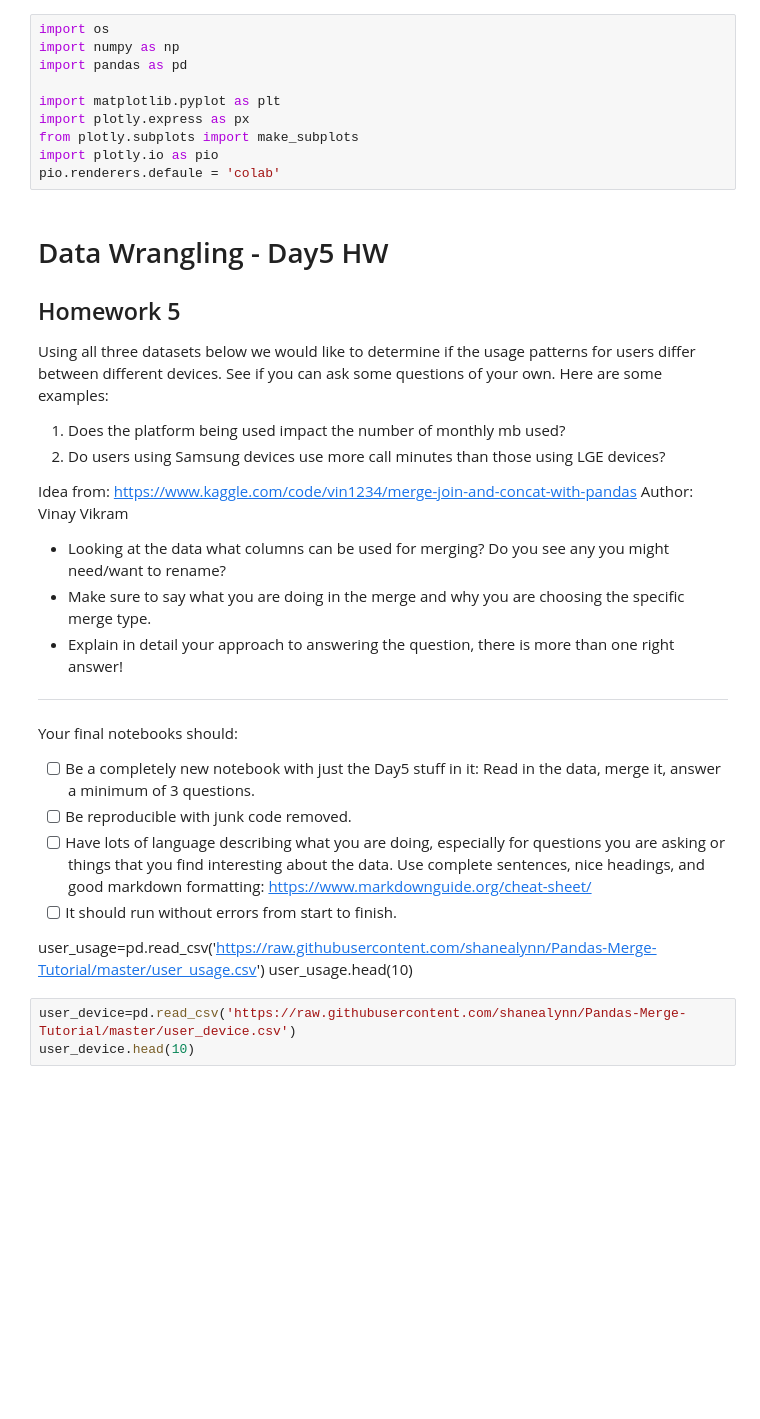
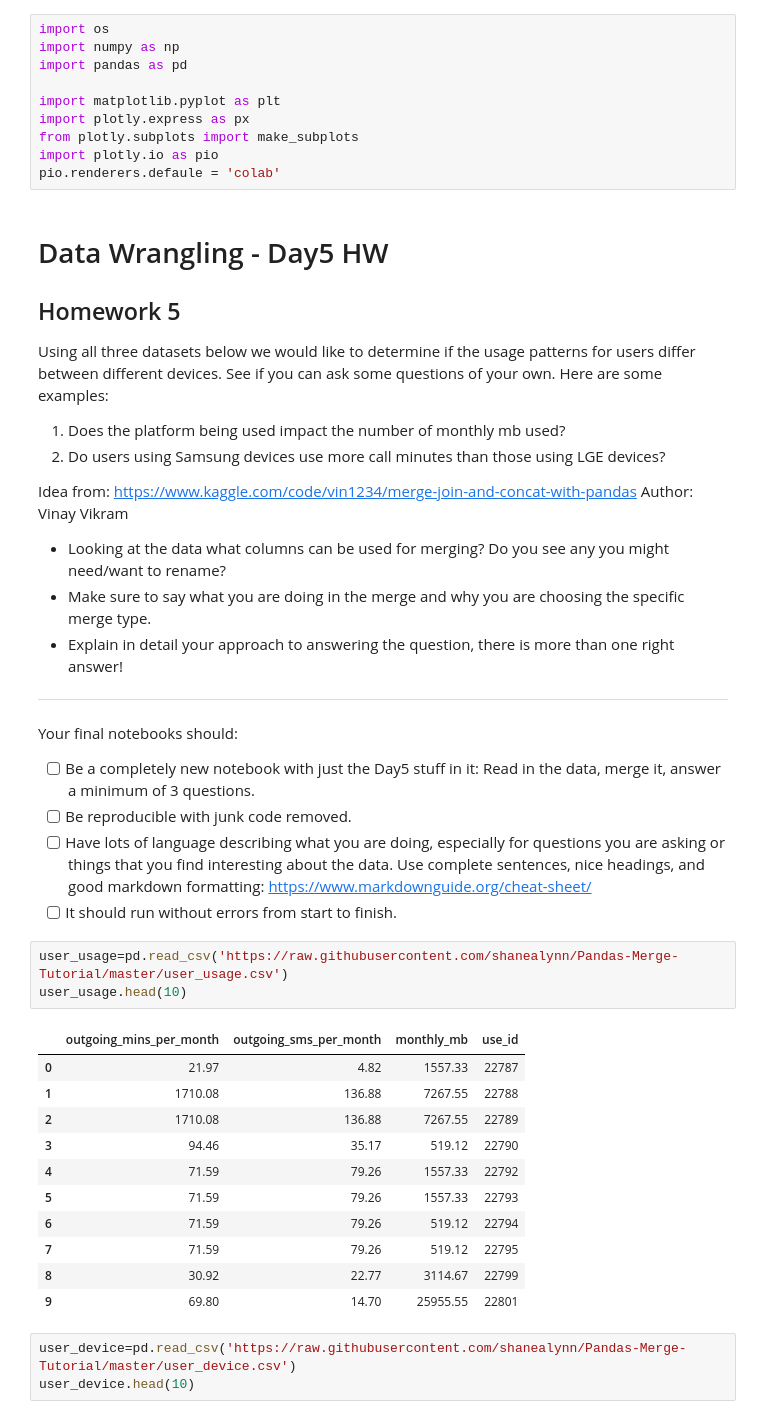
Before and after one commit to JesusPlascencia1/DATA201_Jesus_Plascencia_Code, a Jupyter notebook: Day5/HW_day5_JesusP.ipynb, the cells around one changed output. Cells and saved outputs as stored; diff of their text form; blank space fills up the shorter version.

```diff
--- a/Day5/HW_day5_JesusP.ipynb
+++ b/Day5/HW_day5_JesusP.ipynb
@@ -37,9 +37,21 @@ Your final notebooks should:
 - [ ] Be reproducible with junk code removed.
 - [ ] Have lots of language describing what you are doing, especially for questions you are asking or things that you find interesting about the data. Use complete sentences, nice headings, and good markdown formatting: https://www.markdownguide.org/cheat-sheet/
 - [ ] It should run without errors from start to finish.
-
-user_usage=pd.read_csv('https://raw.githubusercontent.com/shanealynn/Pandas-Merge-Tutorial/master/user_usage.csv')
-user_usage.head(10)
+# %%
+user_usage=pd.read_csv('https://raw.githubusercontent.com/shanealynn/Pandas-Merge-Tutorial/master/user_usage.csv')
+user_usage.head(10)
+# %% [output]
+|  | outgoing_mins_per_month | outgoing_sms_per_month | monthly_mb | use_id |
+| 0 | 21.97 | 4.82 | 1557.33 | 22787 |
+| 1 | 1710.08 | 136.88 | 7267.55 | 22788 |
+| 2 | 1710.08 | 136.88 | 7267.55 | 22789 |
+| 3 | 94.46 | 35.17 | 519.12 | 22790 |
+| 4 | 71.59 | 79.26 | 1557.33 | 22792 |
+| 5 | 71.59 | 79.26 | 1557.33 | 22793 |
+| 6 | 71.59 | 79.26 | 519.12 | 22794 |
+| 7 | 71.59 | 79.26 | 519.12 | 22795 |
+| 8 | 30.92 | 22.77 | 3114.67 | 22799 |
+| 9 | 69.80 | 14.70 | 25955.55 | 22801 |
 # %%
 user_device=pd.read_csv('https://raw.githubusercontent.com/shanealynn/Pandas-Merge-Tutorial/master/user_device.csv')
 user_device.head(10)
```
Also changed, not shown: parts of 6 cells of this notebook.
